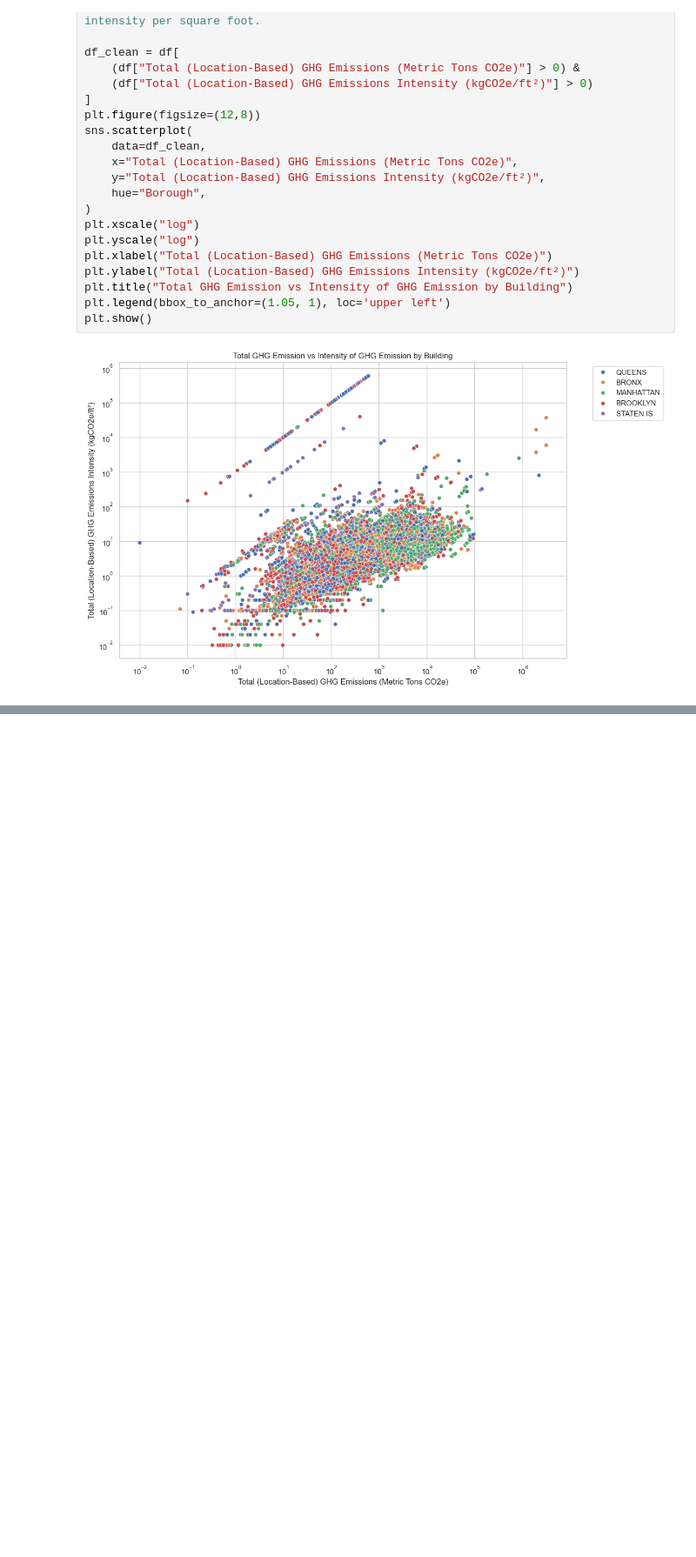
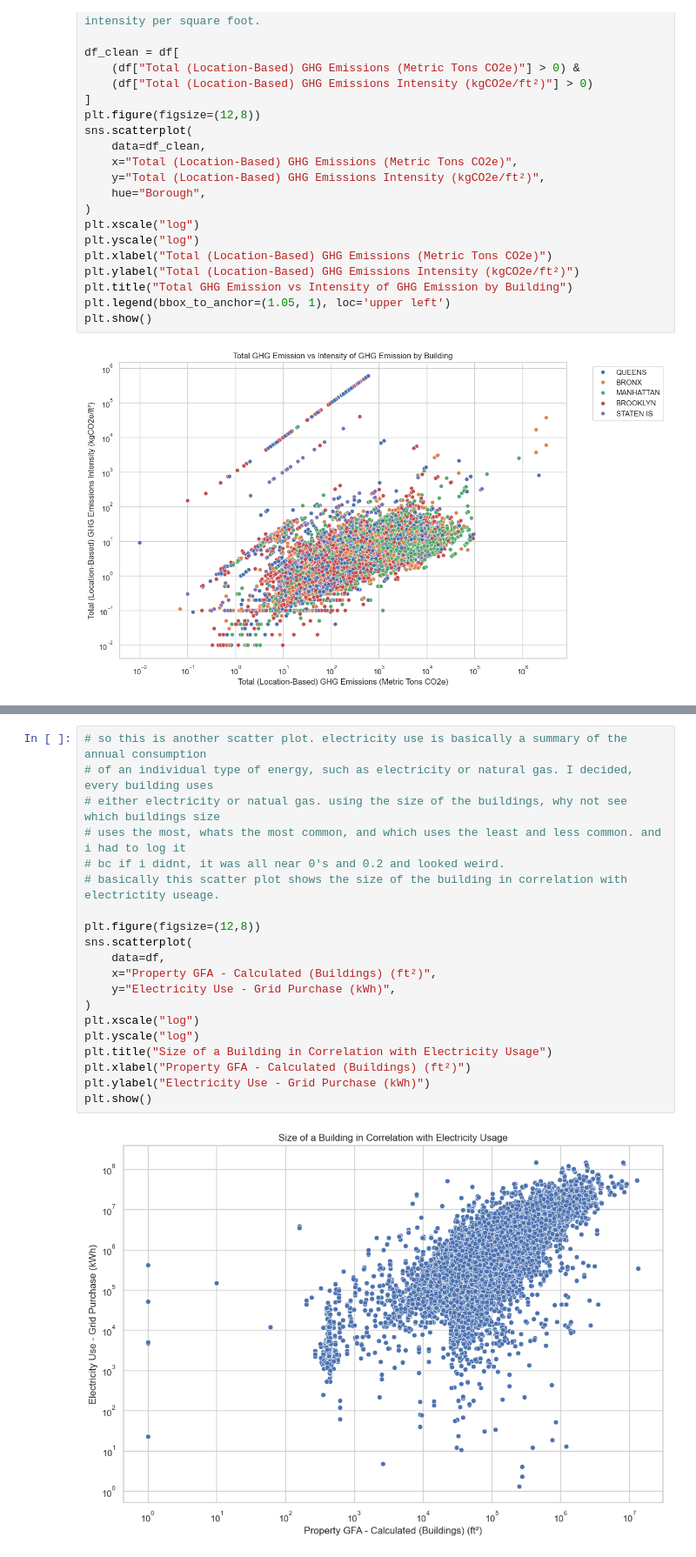
Before and after one commit to hamim23z/Energy_Usage_and_Building_Efficiency, a Jupyter notebook: data_analysis/dataplots.ipynb, the cells around one changed output, grey strips where cells are left out. Shown: that part at 87% size. Drawn from its saved outputs; the diff is of its cells as text; blank space fills up the shorter version.

Commit message:
Added two more plots for visualization. There's a scatter plot; size of building in correaltion with electricity usage and the top 10 ntas sorted by carbon emission

```diff
--- a/data_analysis/dataplots.ipynb
+++ b/data_analysis/dataplots.ipynb
@@ -149,0 +153,22 @@ Could also be doing plots using these, but need to look into it:
+# %%
+# so this is another scatter plot. electricity use is basically a summary of the annual consumption
+# of an individual type of energy, such as electricity or natural gas. I decided, every building uses
+# either electricity or natual gas. using the size of the buildings, why not see which buildings size
+# uses the most, whats the most common, and which uses the least and less common. and i had to log it
+# bc if i didnt, it was all near 0's and 0.2 and looked weird.
+# basically this scatter plot shows the size of the building in correlation with electrictity useage.
+
+plt.figure(figsize=(12,8))
+sns.scatterplot(
+    data=df,
+    x="Property GFA - Calculated (Buildings) (ft²)",
+    y="Electricity Use - Grid Purchase (kWh)",
+)
+plt.xscale("log")
+plt.yscale("log")
+plt.title("Size of a Building in Correlation with Electricity Usage")
+plt.xlabel("Property GFA - Calculated (Buildings) (ft²)")
+plt.ylabel("Electricity Use - Grid Purchase (kWh)")
+plt.show()
+# %% [output]
+[figure, added]
```
Also changed, not shown: parts of 2 cells of this notebook.
